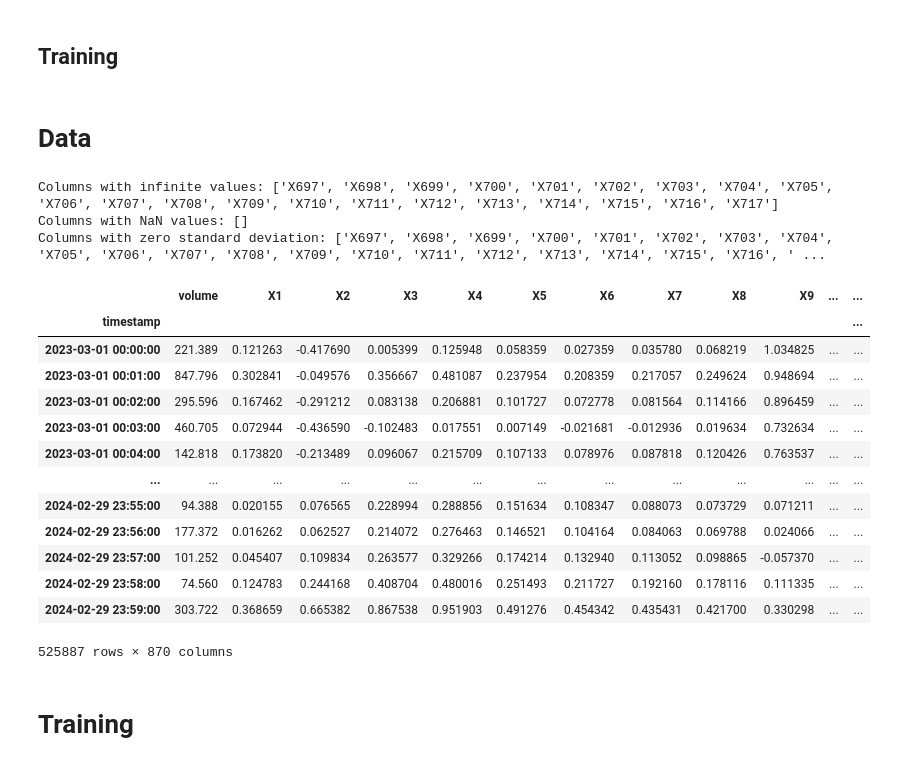
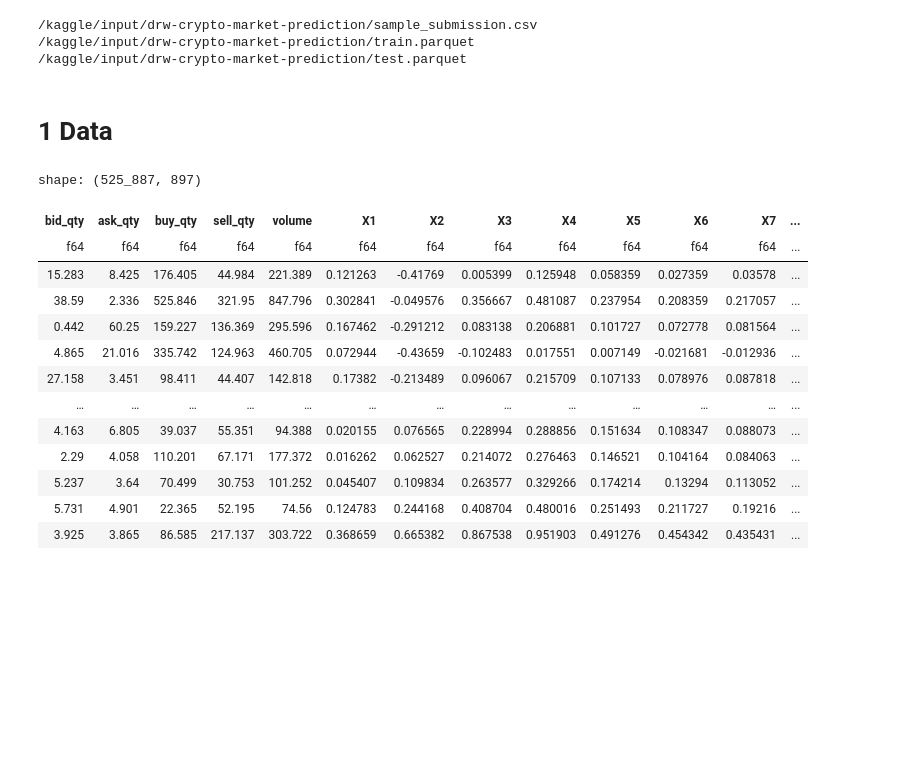
Before and after one commit to ryantjx/kaggle, a Jupyter notebook: drw-cryptomarketprediction2025/kaggle/main-treebasedmodel.ipynb, the cells around one changed output. Saved outputs shown, nothing was run; the diff lists cells and outputs as text; code cells hidden in the pictures; blank space fills up the shorter version.

Commit message:
Kaggle Notebook | main-treebasedmodel | Version 6

```diff
--- a/drw-cryptomarketprediction2025/kaggle/main-treebasedmodel.ipynb
+++ b/drw-cryptomarketprediction2025/kaggle/main-treebasedmodel.ipynb
@@ -303,2 +0,0 @@ def fit_catboost_regression(X, y, iterations=1000, learning_rate=0.1, depth=6, v
-# %% [markdown]
-## Training
@@ -351,0 +1,9 @@ def evaluate_grid(X, y, params_data, params_split, params_model, is_linear=False
+# %%
+import os
+for dirname, _, filenames in os.walk('/kaggle/input'):
+    for filename in filenames:
+        print(os.path.join(dirname, filename))
+# %% [output]
+/kaggle/input/drw-crypto-market-prediction/sample_submission.csv
+/kaggle/input/drw-crypto-market-prediction/train.parquet
+/kaggle/input/drw-crypto-market-prediction/test.parquet
@@ -352,28 +18,22 @@ def evaluate_grid(X, y, params_data, params_split, params_model, is_linear=False
 # %% [markdown]
-# Data
+# 1 Data
 # %%
-data = pd.read_parquet('/kaggle/input/drw-crypto-market-prediction/train.parquet')
-y = data['label']
-X = preprocess_train(data, columns_to_drop=['label', 'bid_qty', 'ask_qty', 'buy_qty', 'sell_qty'])
-X = X.sort_index(ascending=True)
-X
+data = pl.read_parquet(
+    "/kaggle/input/drw-crypto-market-prediction/train.parquet"
+).sort("timestamp", descending = False)
+data
 # %% [output]
-Columns with infinite values: ['X697', 'X698', 'X699', 'X700', 'X701', 'X702', 'X703', 'X704', 'X705', 'X706', 'X707', 'X708', 'X709', 'X710', 'X711', 'X712', 'X713', 'X714', 'X715', 'X716', 'X717']
-Columns with NaN values: []
-Columns with zero standard deviation: ['X697', 'X698', 'X699', 'X700', 'X701', 'X702', 'X703', 'X704', 'X705', 'X706', 'X707', 'X708', 'X709', 'X710', 'X711', 'X712', 'X713', 'X714', 'X715', 'X716', ' ...
+shape: (525_887, 897)
-|  | volume | X1 | X2 | X3 | X4 | X5 | X6 | X7 | X8 | X9 | ... | ... |
-| timestamp |  |  |  |  |  |  |  |  |  |  |  | ... |
-| 2023-03-01 00:00:00 | 221.389 | 0.121263 | -0.417690 | 0.005399 | 0.125948 | 0.058359 | 0.027359 | 0.035780 | 0.068219 | 1.034825 | ... | ... |
-| 2023-03-01 00:01:00 | 847.796 | 0.302841 | -0.049576 | 0.356667 | 0.481087 | 0.237954 | 0.208359 | 0.217057 | 0.249624 | 0.948694 | ... | ... |
-| 2023-03-01 00:02:00 | 295.596 | 0.167462 | -0.291212 | 0.083138 | 0.206881 | 0.101727 | 0.072778 | 0.081564 | 0.114166 | 0.896459 | ... | ... |
-| 2023-03-01 00:03:00 | 460.705 | 0.072944 | -0.436590 | -0.102483 | 0.017551 | 0.007149 | -0.021681 | -0.012936 | 0.019634 | 0.732634 | ... | ... |
-| 2023-03-01 00:04:00 | 142.818 | 0.173820 | -0.213489 | 0.096067 | 0.215709 | 0.107133 | 0.078976 | 0.087818 | 0.120426 | 0.763537 | ... | ... |
-| ... | ... | ... | ... | ... | ... | ... | ... | ... | ... | ... | ... | ... |
-| 2024-02-29 23:55:00 | 94.388 | 0.020155 | 0.076565 | 0.228994 | 0.288856 | 0.151634 | 0.108347 | 0.088073 | 0.073729 | 0.071211 | ... | ... |
-| 2024-02-29 23:56:00 | 177.372 | 0.016262 | 0.062527 | 0.214072 | 0.276463 | 0.146521 | 0.104164 | 0.084063 | 0.069788 | 0.024066 | ... | ... |
-| 2024-02-29 23:57:00 | 101.252 | 0.045407 | 0.109834 | 0.263577 | 0.329266 | 0.174214 | 0.132940 | 0.113052 | 0.098865 | -0.057370 | ... | ... |
-| 2024-02-29 23:58:00 | 74.560 | 0.124783 | 0.244168 | 0.408704 | 0.480016 | 0.251493 | 0.211727 | 0.192160 | 0.178116 | 0.111335 | ... | ... |
-| 2024-02-29 23:59:00 | 303.722 | 0.368659 | 0.665382 | 0.867538 | 0.951903 | 0.491276 | 0.454342 | 0.435431 | 0.421700 | 0.330298 | ... | ... |
+| bid_qty | ask_qty | buy_qty | sell_qty | volume | X1 | X2 | X3 | X4 | X5 | X6 | X7 | ... |
+| f64 | f64 | f64 | f64 | f64 | f64 | f64 | f64 | f64 | f64 | f64 | f64 | ... |
+| 15.283 | 8.425 | 176.405 | 44.984 | 221.389 | 0.121263 | -0.41769 | 0.005399 | 0.125948 | 0.058359 | 0.027359 | 0.03578 | ... |
+| 38.59 | 2.336 | 525.846 | 321.95 | 847.796 | 0.302841 | -0.049576 | 0.356667 | 0.481087 | 0.237954 | 0.208359 | 0.217057 | ... |
+| 0.442 | 60.25 | 159.227 | 136.369 | 295.596 | 0.167462 | -0.291212 | 0.083138 | 0.206881 | 0.101727 | 0.072778 | 0.081564 | ... |
+| 4.865 | 21.016 | 335.742 | 124.963 | 460.705 | 0.072944 | -0.43659 | -0.102483 | 0.017551 | 0.007149 | -0.021681 | -0.012936 | ... |
+| 27.158 | 3.451 | 98.411 | 44.407 | 142.818 | 0.17382 | -0.213489 | 0.096067 | 0.215709 | 0.107133 | 0.078976 | 0.087818 | ... |
+| … | … | … | … | … | … | … | … | … | … | … | … | ... |
+| 4.163 | 6.805 | 39.037 | 55.351 | 94.388 | 0.020155 | 0.076565 | 0.228994 | 0.288856 | 0.151634 | 0.108347 | 0.088073 | ... |
+| 2.29 | 4.058 | 110.201 | 67.171 | 177.372 | 0.016262 | 0.062527 | 0.214072 | 0.276463 | 0.146521 | 0.104164 | 0.084063 | ... |
+| 5.237 | 3.64 | 70.499 | 30.753 | 101.252 | 0.045407 | 0.109834 | 0.263577 | 0.329266 | 0.174214 | 0.13294 | 0.113052 | ... |
+| 5.731 | 4.901 | 22.365 | 52.195 | 74.56 | 0.124783 | 0.244168 | 0.408704 | 0.480016 | 0.251493 | 0.211727 | 0.19216 | ... |
+| 3.925 | 3.865 | 86.585 | 217.137 | 303.722 | 0.368659 | 0.665382 | 0.867538 | 0.951903 | 0.491276 | 0.454342 | 0.435431 | ... |
-525887 rows × 870 columns
-# %% [markdown]
-# Training
```
Also changed, not shown: parts of 23 cells of this notebook.
